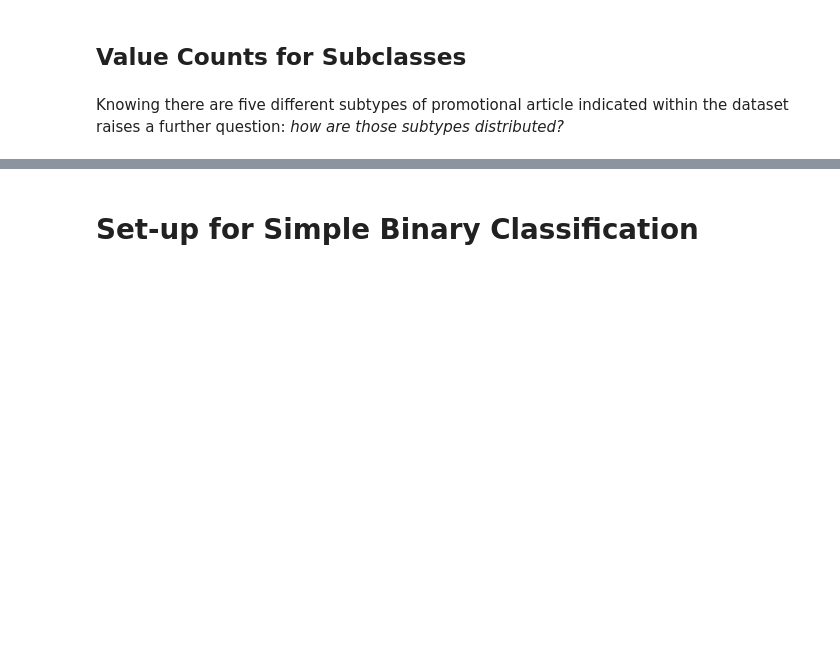
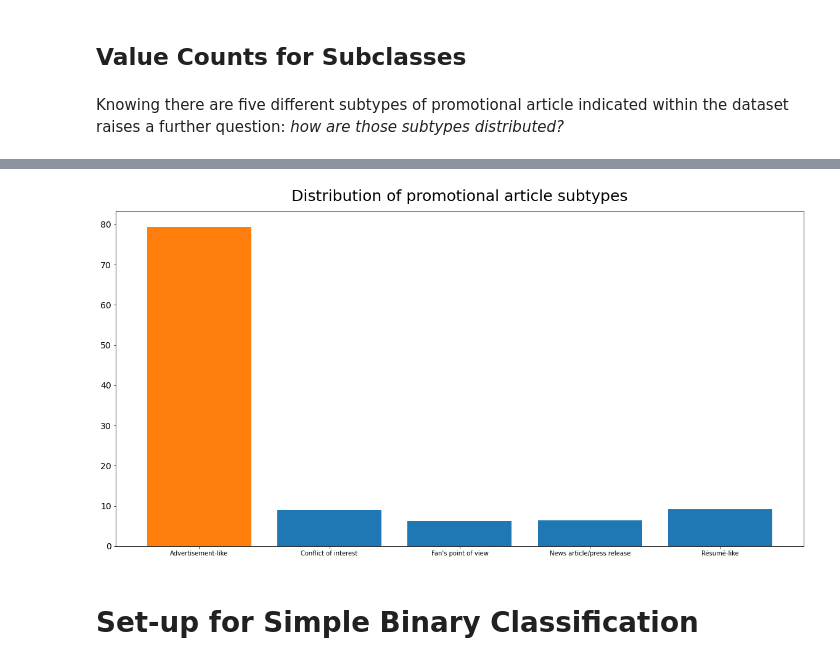
Before and after one commit to toastdeini/Wikipedia-article-quality, a Jupyter notebook: prep/EDA_Binary.ipynb, the cells around one changed output, grey strips where cells are left out. Saved outputs shown, nothing was run; the diff lists cells and outputs as text; code cells hidden in the pictures; blank space fills up the shorter version.

```diff
--- a/prep/EDA_Binary.ipynb
+++ b/prep/EDA_Binary.ipynb
@@ -161,0 +277,10 @@ for col in class_cols:
+# %%
+advert_posi = df_promo.advert.value_counts(normalize=True).values[0]
+coi_posi = df_promo.coi.value_counts(normalize=True).values[1]
+fanpov_posi = df_promo.fanpov.value_counts(normalize=True).values[1]
+pr_posi = df_promo.pr.value_counts(normalize=True).values[1]
+resume_posi = df_promo.resume.value_counts(normalize=True).values[1]
+
+posi_counts = [advert_posi, coi_posi, fanpov_posi, pr_posi, resume_posi]
+
+posi_counts
@@ -194,3 +327,29 @@ ax[4].set_title("Reads like a résumé");
+# %%
+fig, ax = plt.subplots(figsize=(20, 10))
+
+y_ticks = np.linspace(0, 0.8, 9)
+y_tick_labels = []
+
+for x in np.linspace(0, 80, 9).tolist():
+    x = str(x).replace('.0', '')
+    y_tick_labels.append(x)
+
+ax.bar(x=["Advertisement-like",
+          "Conflict of interest",
+          "Fan's point of view",
+          "News article/press release",
+          "Résumé-like"],
+       height=posi_counts,
+       color=['tab:orange', 'tab:blue', 'tab:blue', 'tab:blue', 'tab:blue'])
+
+ax.set_yticks(y_ticks)
+ax.set_yticklabels(y_tick_labels,
+                   fontsize=14)
+ax.set_title("Distribution of promotional article subtypes",
+             fontsize=25,
+             pad=16);
+# %% [output]
+[figure, added]
 # %% [markdown]
 # Set-up for Simple Binary Classification
 # %% [markdown]
```
Also changed, not shown: parts of 41 cells of this notebook.
